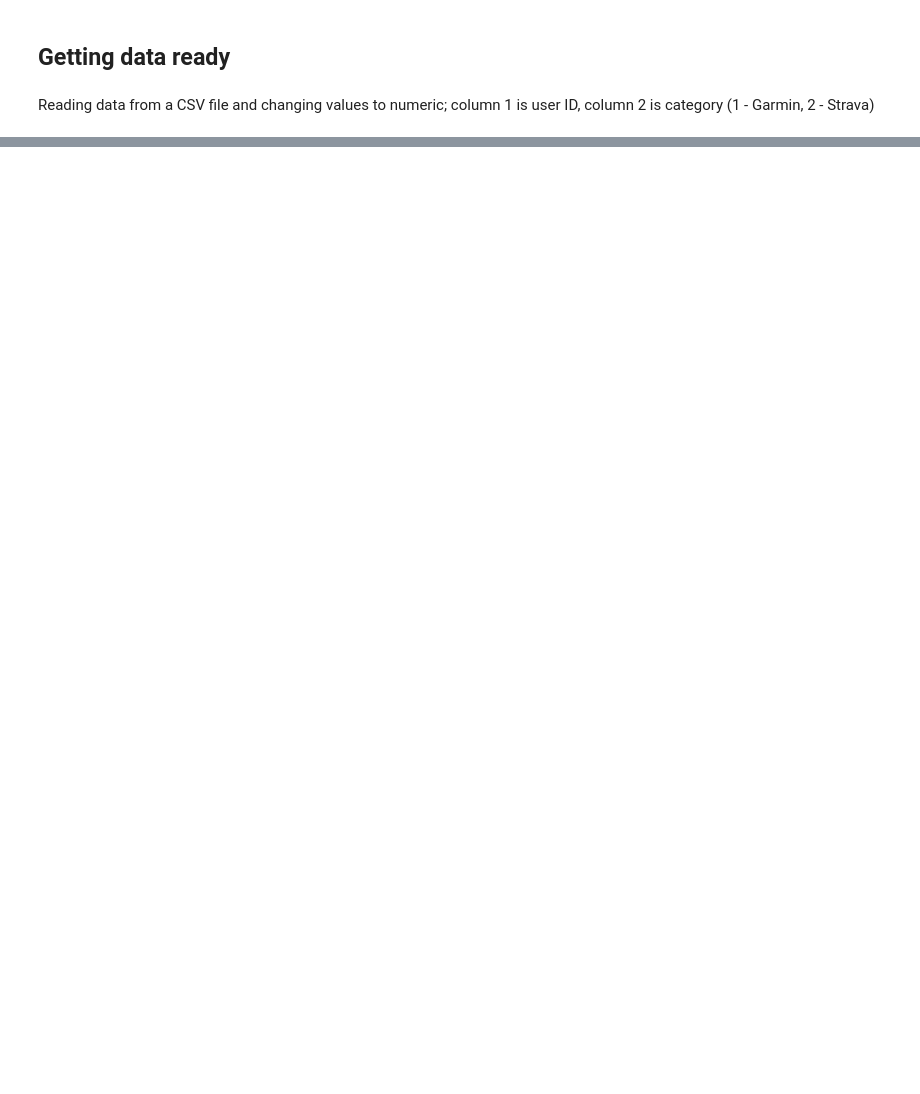
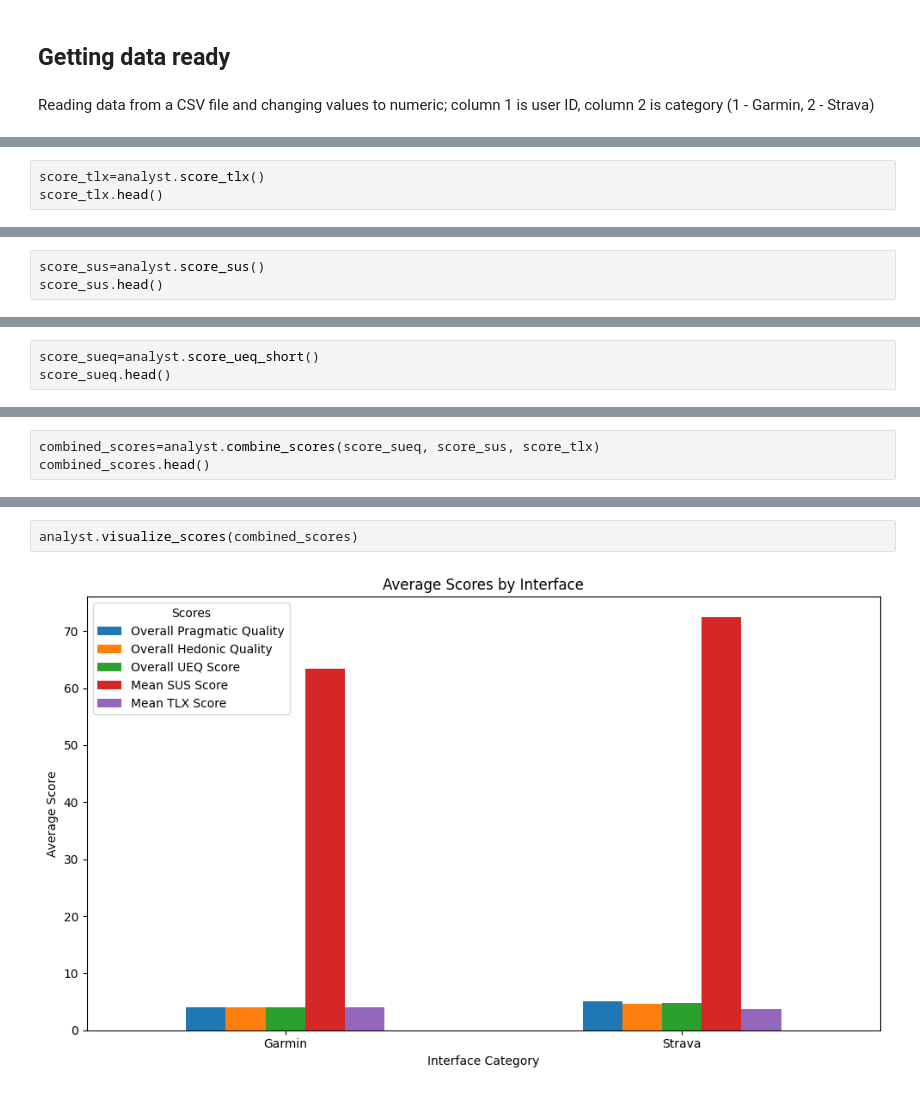
Before and after one commit to ggril/master_thesis, a Jupyter notebook: final_report.ipynb, the cells around one changed output, grey strips where cells are left out. Saved outputs shown, nothing was run; the diff lists cells and outputs as text; blank space fills up the shorter version.

```diff
--- a/final_report.ipynb
+++ b/final_report.ipynb
@@ -279,0 +49,3 @@ Error:
+# %%
+score_tlx=analyst.score_tlx()
+score_tlx.head()
@@ -279,0 +59,3 @@ Error:
+# %%
+score_sus=analyst.score_sus()
+score_sus.head()
@@ -279,0 +69,3 @@ Error:
+# %%
+score_sueq=analyst.score_ueq_short()
+score_sueq.head()
@@ -279,0 +79,3 @@ Error:
+# %%
+combined_scores=analyst.combine_scores(score_sueq, score_sus, score_tlx)
+combined_scores.head()
@@ -279,0 +94,4 @@ Error:
+# %%
+analyst.visualize_scores(combined_scores)
+# %% [output]
+[figure, added]
```
Also changed, not shown: parts of 66 cells of this notebook, 6 other files.
